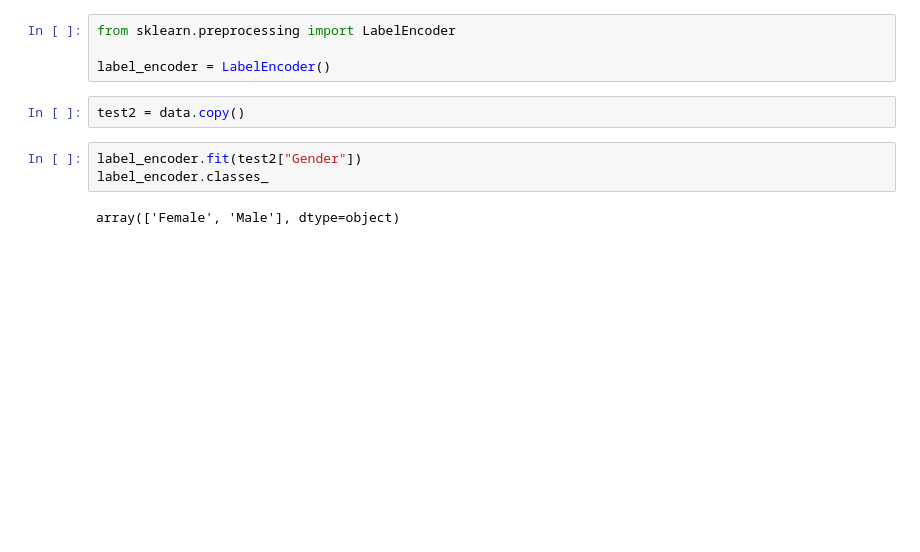
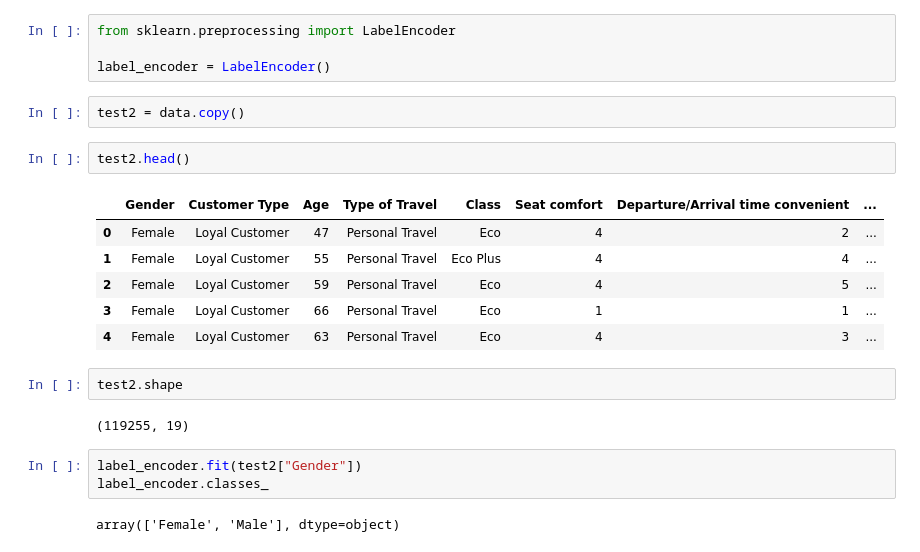
Before and after one commit to jingd16/We_Believe_We_Can_Fly, a Jupyter notebook: resources/customer_prediction.ipynb, the cells around one changed output. Saved outputs shown, nothing was run; the diff lists cells and outputs as text; blank space fills up the shorter version.

```diff
--- a/resources/customer_prediction.ipynb
+++ b/resources/customer_prediction.ipynb
@@ -226,6 +99,19 @@ from sklearn.preprocessing import LabelEncoder
 label_encoder = LabelEncoder()
 # %%
 test2 = data.copy()
+# %%
+test2.head()
+# %% [output]
+|  | Gender | Customer Type | Age | Type of Travel | Class | Seat comfort | Departure/Arrival time convenient | ... |
+| 0 | Female | Loyal Customer | 47 | Personal Travel | Eco | 4 | 2 | ... |
+| 1 | Female | Loyal Customer | 55 | Personal Travel | Eco Plus | 4 | 4 | ... |
+| 2 | Female | Loyal Customer | 59 | Personal Travel | Eco | 4 | 5 | ... |
+| 3 | Female | Loyal Customer | 66 | Personal Travel | Eco | 1 | 1 | ... |
+| 4 | Female | Loyal Customer | 63 | Personal Travel | Eco | 4 | 3 | ... |
+# %%
+test2.shape
+# %% [output]
+(119255, 19)
 # %%
 label_encoder.fit(test2["Gender"])
 label_encoder.classes_
```
Also changed, not shown: parts of 102 cells of this notebook.
